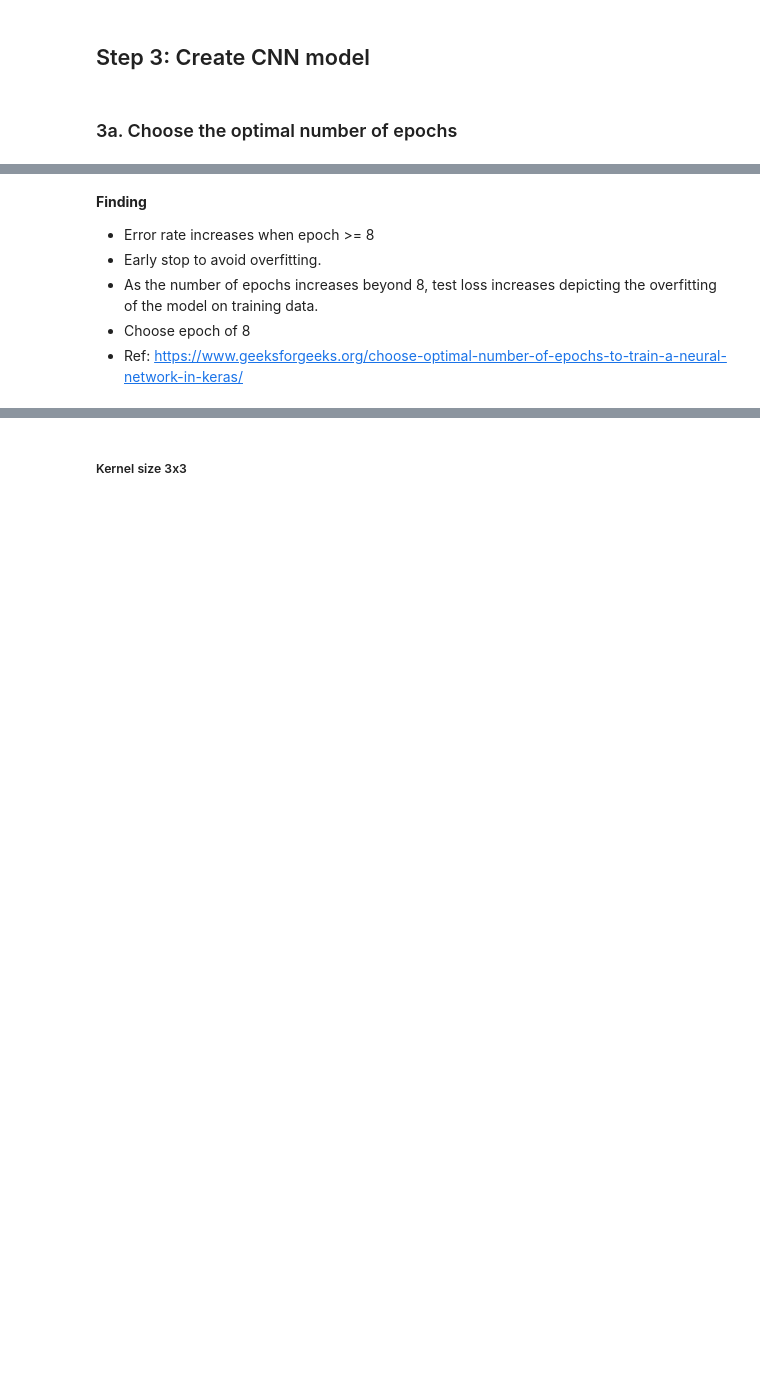
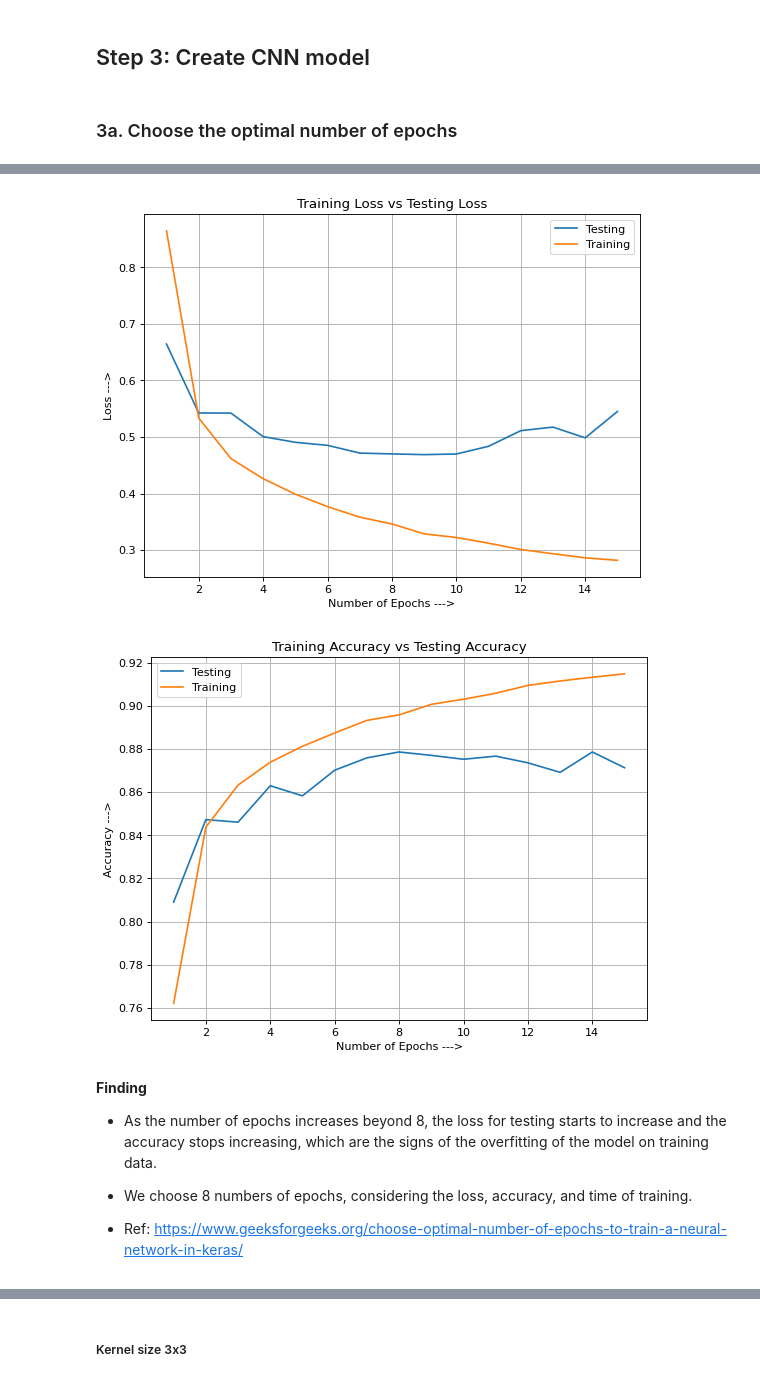
Before and after one commit to FilbertZBW/CNN_SVHN, a Jupyter notebook: CNN.ipynb, the cells around one changed output, grey strips where cells are left out. Drawn from its saved outputs; the diff is of its cells as text; code cells hidden in the pictures; blank space fills up the shorter version.

Commit message:
plot added, update on output

```diff
--- a/CNN.ipynb
+++ b/CNN.ipynb
@@ -34,7 +13,7 @@ import matplotlib.pyplot as plt
 import matplotlib.image as img
 # %%
 # local_path = "../.." <- please change dir here
-local_path = "../dataset"
+local_path = "../.."
 # %% [markdown]
 ## Step 2: Data Preprocessing
 # %% [markdown]
@@ -365,23 +359,33 @@ test_loss_list, test_accuracy_list, train_loss_list, train_accuracy_list = find_
 # %%
+from matplotlib.pyplot import figure
+figure(figsize=(8, 6), dpi=80)
 x = list(range(1, 16))
-plt.plot(x, test_loss_list, label="test_loss")
-plt.plot(x, train_loss_list, label="train_loss")
+plt.plot(x, test_loss_list, label="Testing")
+plt.plot(x, train_loss_list, label="Training")
 plt.legend()
 plt.grid()
-plt.title("Train/Test Loss vs. Number of Epochs")
+plt.title("Training Loss vs Testing Loss")
+plt.xlabel("Number of Epochs --->")
+plt.ylabel("Loss --->")
 plt.show()
 
-plt.plot(x, test_accuracy_list, label="test_accuracy")
-plt.plot(x, train_accuracy_list, label="train_accuracy")
+
+figure(figsize=(8, 6), dpi=80)
+plt.plot(x, test_accuracy_list, label="Testing")
+plt.plot(x, train_accuracy_list, label="Training")
 plt.legend()
 plt.grid()
-plt.title("Train/Test Accuracy vs. Number of Epochs")
+plt.title("Training Accuracy vs Testing Accuracy")
+plt.xlabel("Number of Epochs --->")
+plt.ylabel("Accuracy --->")
 plt.show()
+# %% [output]
+[figure, added]
+[figure, added]
 # %% [markdown]
 **Finding**
-* Error rate increases when epoch >= 8
-* Early stop to avoid overfitting.
-* As the number of epochs increases beyond 8, test loss increases depicting the overfitting of the model on training data.
-* Choose epoch of 8
+* As the number of epochs increases beyond 8, the loss for testing starts to increase and the accuracy stops increasing, which are the signs of the overfitting of the model on training data.
+* We choose 8 numbers of epochs, considering the loss, accuracy, and time of training.
+
 * Ref: https://www.geeksforgeeks.org/choose-optimal-number-of-epochs-to-train-a-neural-network-in-keras/
 # %% [markdown]
```
Also changed, not shown: parts of 45 cells of this notebook.
